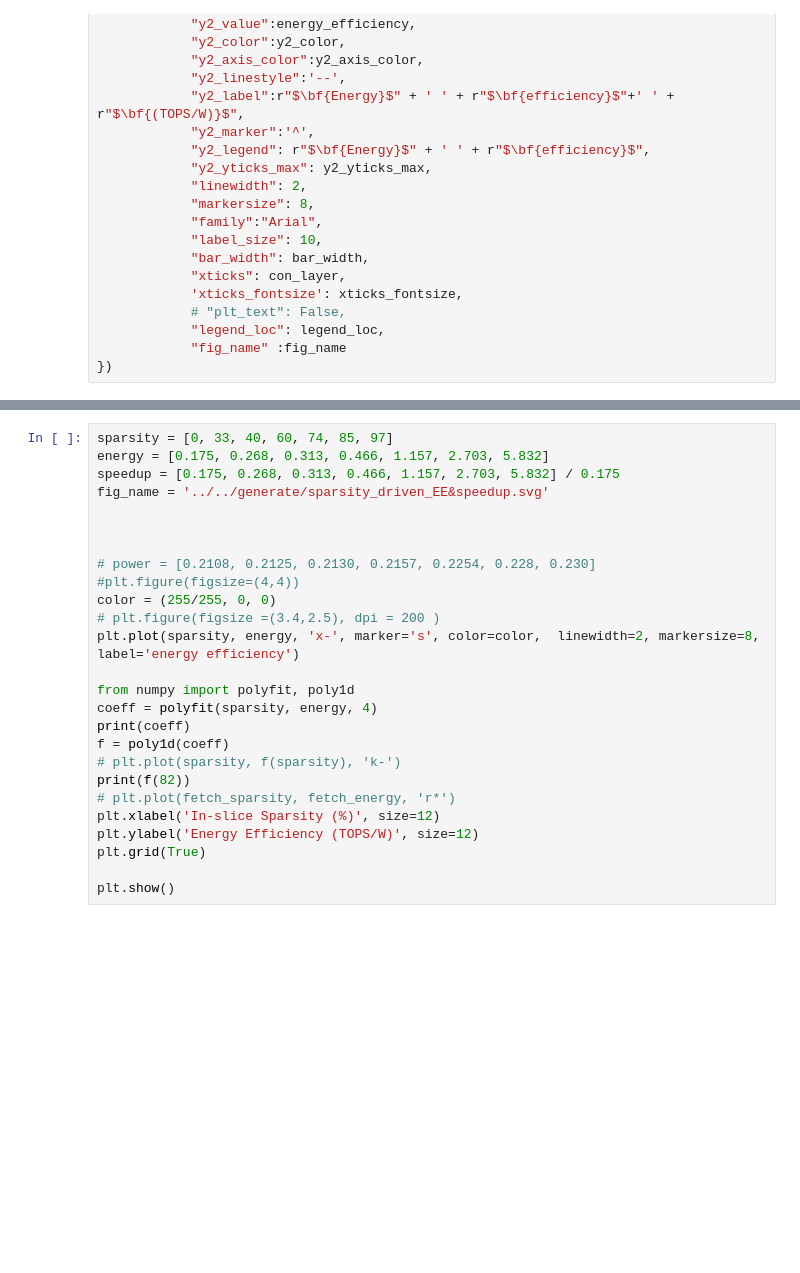
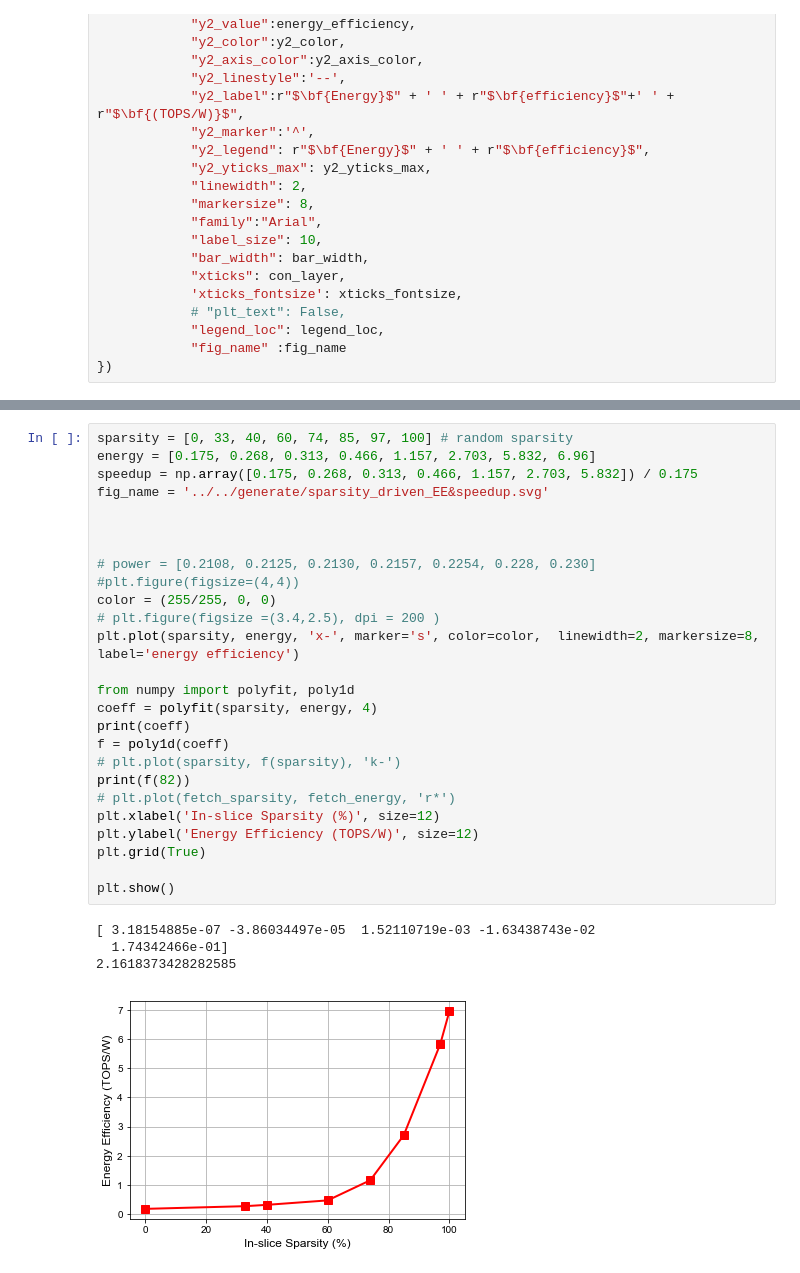
Before and after one commit to changchun-zhou/sagitta_fig, a Jupyter notebook: scripts/Voltage-Frequency-Scaling/Sagitta_Fig.ipynb, the cells around one changed output, grey strips where cells are left out. Saved outputs shown, nothing was run; the diff lists cells and outputs as text; blank space fills up the shorter version.

```diff
--- a/scripts/Voltage-Frequency-Scaling/Sagitta_Fig.ipynb
+++ b/scripts/Voltage-Frequency-Scaling/Sagitta_Fig.ipynb
@@ -1000,27 +989,32 @@ idx_y: 1
 # %%
-sparsity = [0, 33, 40, 60, 74, 85, 97]
-energy = [0.175, 0.268, 0.313, 0.466, 1.157, 2.703, 5.832]
-speedup = [0.175, 0.268, 0.313, 0.466, 1.157, 2.703, 5.832] / 0.175
+sparsity = [0, 33, 40, 60, 74, 85, 97, 100] # random sparsity
+energy = [0.175, 0.268, 0.313, 0.466, 1.157, 2.703, 5.832, 6.96]
+speedup = np.array([0.175, 0.268, 0.313, 0.466, 1.157, 2.703, 5.832]) / 0.175
 fig_name = '../../generate/sparsity_driven_EE&speedup.svg'
 
 
 
 # power = [0.2108, 0.2125, 0.2130, 0.2157, 0.2254, 0.228, 0.230]
 #plt.figure(figsize=(4,4))
 color = (255/255, 0, 0)
 # plt.figure(figsize =(3.4,2.5), dpi = 200 )
 plt.plot(sparsity, energy, 'x-', marker='s', color=color,  linewidth=2, markersize=8, label='energy efficiency')
 
 from numpy import polyfit, poly1d
 coeff = polyfit(sparsity, energy, 4)
 print(coeff)
 f = poly1d(coeff)
 # plt.plot(sparsity, f(sparsity), 'k-')
 print(f(82))
 # plt.plot(fetch_sparsity, fetch_energy, 'r*')
 plt.xlabel('In-slice Sparsity (%)', size=12)
 plt.ylabel('Energy Efficiency (TOPS/W)', size=12)
 plt.grid(True)
 
 plt.show()
+# %% [output]
+[ 3.18154885e-07 -3.86034497e-05  1.52110719e-03 -1.63438743e-02
+  1.74342466e-01]
+2.1618373428282585
+[figure, added]
 # %%
```
Also changed, not shown: parts of 16 cells of this notebook, 1 other file.
